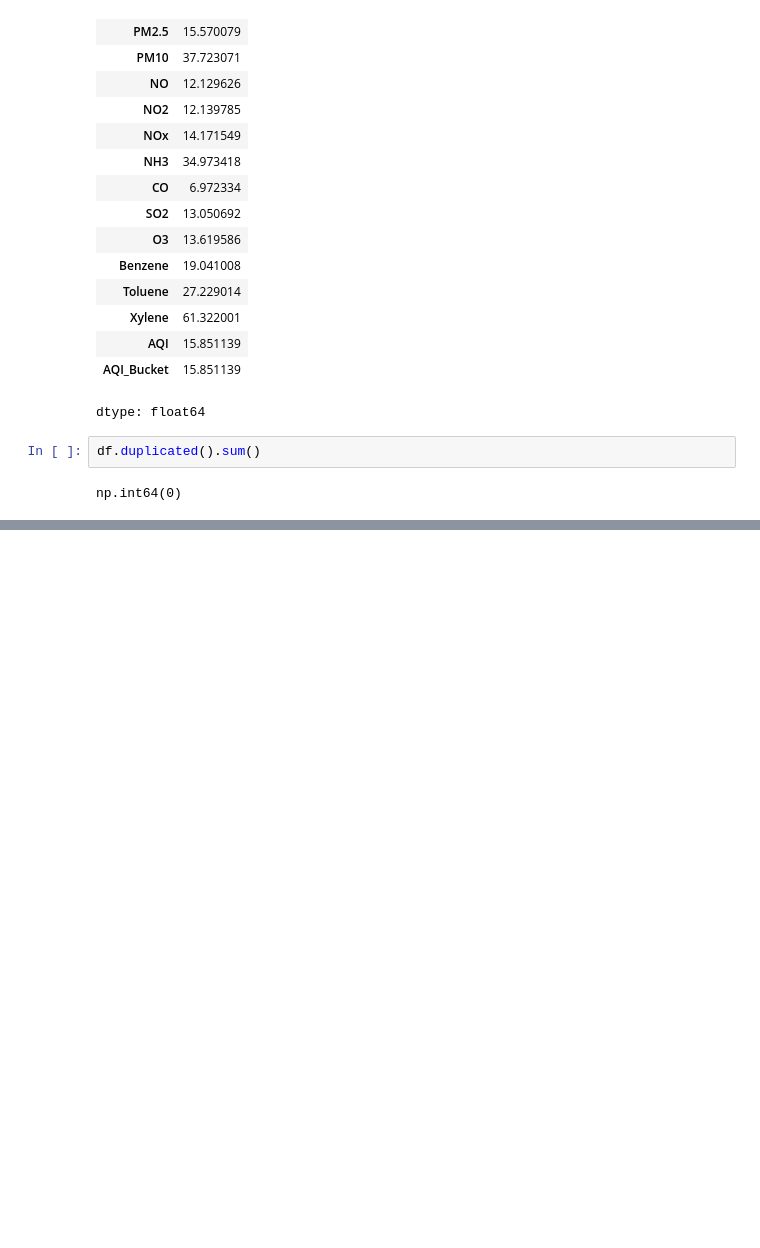
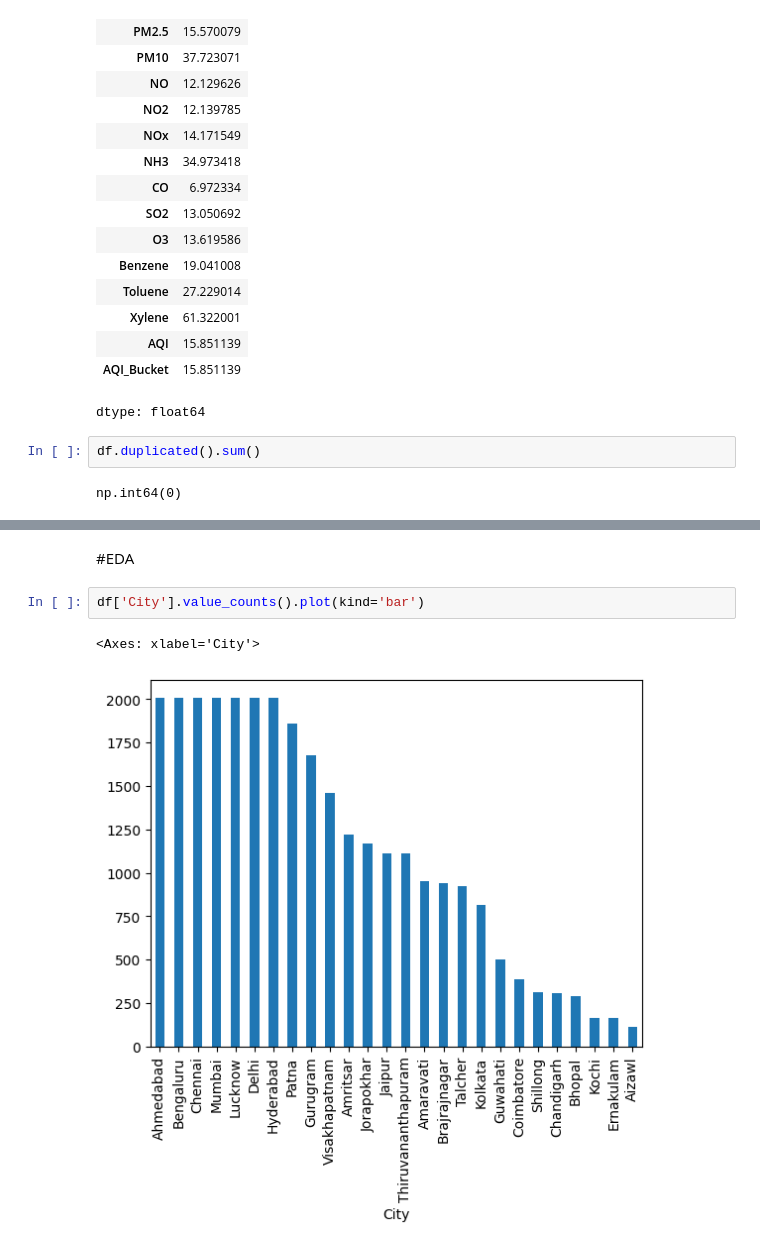
Before and after one commit to Sakshi-Singhal24/AQI-prediction-ML-project, a Jupyter notebook: AQIProject.ipynb, the cells around one changed output, grey strips where cells are left out. Drawn from its saved outputs; the diff is of its cells as text; blank space fills up the shorter version.

```diff
--- a/AQIProject.ipynb
+++ b/AQIProject.ipynb
@@ -141,3 +140,10 @@ df.corr(numeric_only=True)
 | Toluene | 0.117080 | 0.169335 | 0.150857 | 0.273926 | 0.189386 | 0.013227 | 0.277904 | 0.296139 | 0.130209 | 0.739286 | 1.000000 | ... |
 | Xylene | 0.114579 | 0.081700 | 0.094237 | 0.171701 | 0.087398 | -0.019813 | 0.154889 | 0.251195 | 0.111410 | 0.415427 | 0.421432 | ... |
 | AQI | 0.659181 | 0.803313 | 0.452191 | 0.537071 | 0.486450 | 0.252019 | 0.683346 | 0.490586 | 0.198991 | 0.044407 | 0.279992 | ... |
+# %% [markdown]
+#EDA
+# %%
+df['City'].value_counts().plot(kind='bar')
+# %% [output]
+<Axes: xlabel='City'>
+[figure, added]
```
Also changed, not shown: parts of 14 cells of this notebook.
